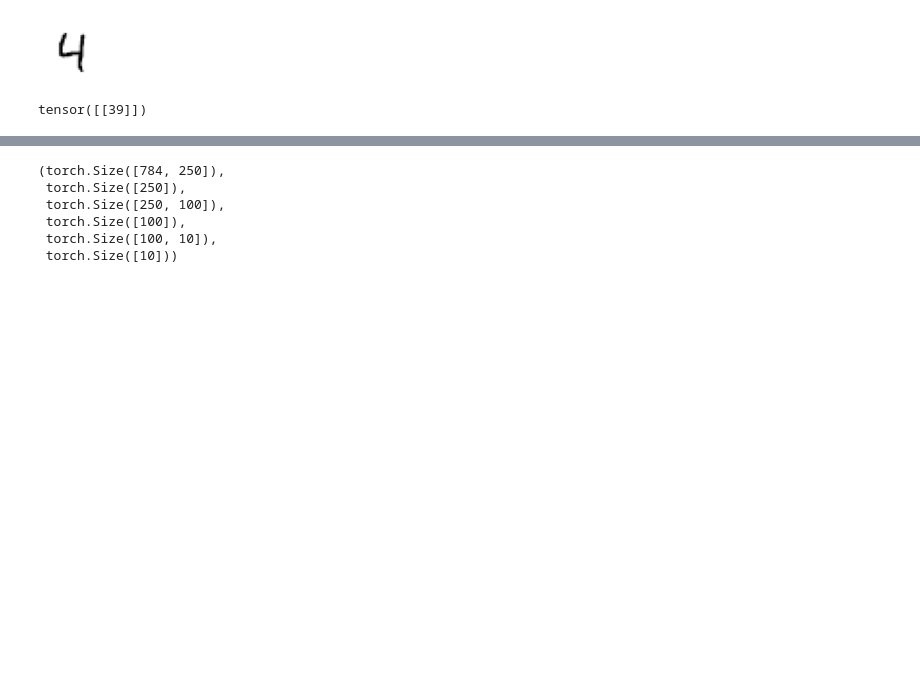
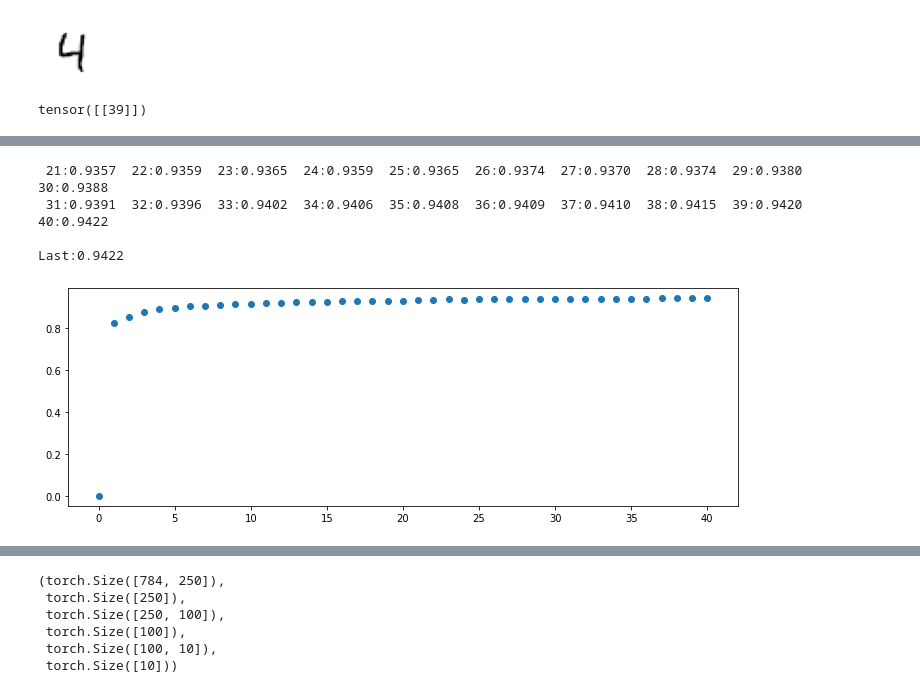
Before and after one commit to Aravinda89/fastai_bootcamp, a Jupyter notebook: BC2_1_MNIST_scratch.ipynb, the cells around one changed output, grey strips where cells are left out. Drawn from its saved outputs; the diff is of its cells as text; code cells hidden in the pictures; blank space fills up the shorter version.

```diff
--- a/BC2_1_MNIST_scratch.ipynb
+++ b/BC2_1_MNIST_scratch.ipynb
@@ -505,0 +535,9 @@ tensor([[39]])
+# %%
+lr = 0.5
+metric_results = run_n_epochs(model, lr, params, 20)
+# %% [output]
+ 21:0.9357  22:0.9359  23:0.9365  24:0.9359  25:0.9365  26:0.9374  27:0.9370  28:0.9374  29:0.9380  30:0.9388
+ 31:0.9391  32:0.9396  33:0.9402  34:0.9406  35:0.9408  36:0.9409  37:0.9410  38:0.9415  39:0.9420  40:0.9422
+
+Last:0.9422
+[figure, added]
```
Also changed, not shown: parts of 11 cells of this notebook.
